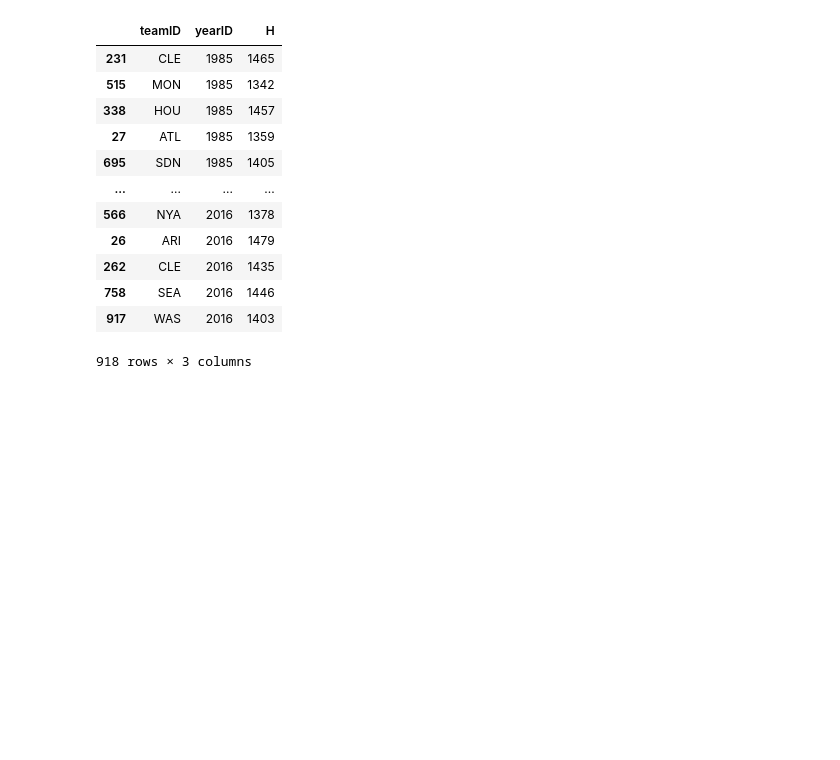
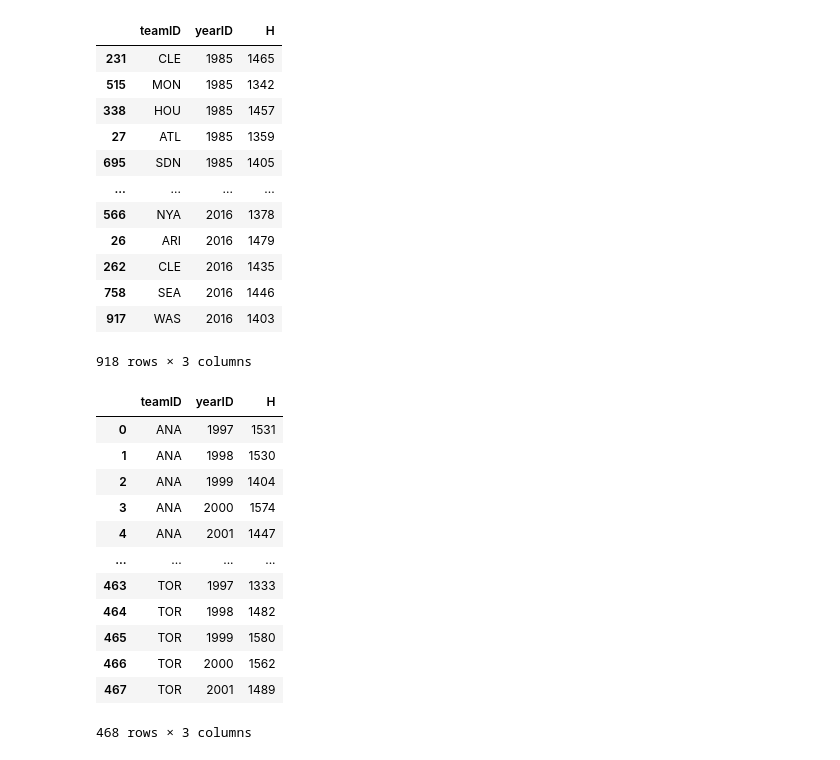
Before and after one commit to Focused79/project_slytherinteger, a Jupyter notebook: Team_Hits_Per_Year.ipynb, the cells around one changed output. Saved outputs shown, nothing was run; the diff lists cells and outputs as text; code cells hidden in the pictures; blank space fills up the shorter version.

```diff
--- a/Team_Hits_Per_Year.ipynb
+++ b/Team_Hits_Per_Year.ipynb
@@ -50,6 +53,11 @@ batting_df_reduced
 | 102814 | zuninmi01 | 2016 | SEA | 55 | 164 | 16 | 34 | 7 | 0 | 12 |
 | 102815 | zychto01 | 2016 | SEA | 12 | 0 | 0 | 0 | 0 | 0 | 0 |
 102816 rows × 10 columns
+# %%
+# Split DF into pre Moneyball and Post Moneyball eras
+
+batting_pre_mb_df = batting_df_reduced[(batting_df_reduced["yearID"]>1984) & (batting_df_reduced["yearID"]<2002)]
+batting_post_mb_df = batting_df_reduced[batting_df_reduced["yearID"]>2001]
 # %%
 # Leave out rows before 1985
 
@@ -101,0 +115,25 @@ team_hits_sorted_df
+# %%
+# Use groupby to isolate hits in pre and post Moneyball eras
+
+team_hits_pre_mb = batting_pre_mb_df.groupby(["teamID", "yearID"])["H"].sum()
+team_hits_pre_mb = pd.DataFrame(team_hits_pre_mb).reset_index()
+team_hits_post_mb = batting_post_mb_df.groupby(["teamID", "yearID"])["H"].sum()
+team_hits_post_mb = pd.DataFrame(team_hits_post_mb).reset_index()
+# %%
+# View Dataframe
+
+team_hits_pre_mb
+# %% [output]
+|  | teamID | yearID | H |
+| 0 | ANA | 1997 | 1531 |
+| 1 | ANA | 1998 | 1530 |
+| 2 | ANA | 1999 | 1404 |
+| 3 | ANA | 2000 | 1574 |
+| 4 | ANA | 2001 | 1447 |
+| ... | ... | ... | ... |
+| 463 | TOR | 1997 | 1333 |
+| 464 | TOR | 1998 | 1482 |
+| 465 | TOR | 1999 | 1580 |
+| 466 | TOR | 2000 | 1562 |
+| 467 | TOR | 2001 | 1489 |
+468 rows × 3 columns
```
Also changed, not shown: parts of 5 cells of this notebook, 15 other files.
